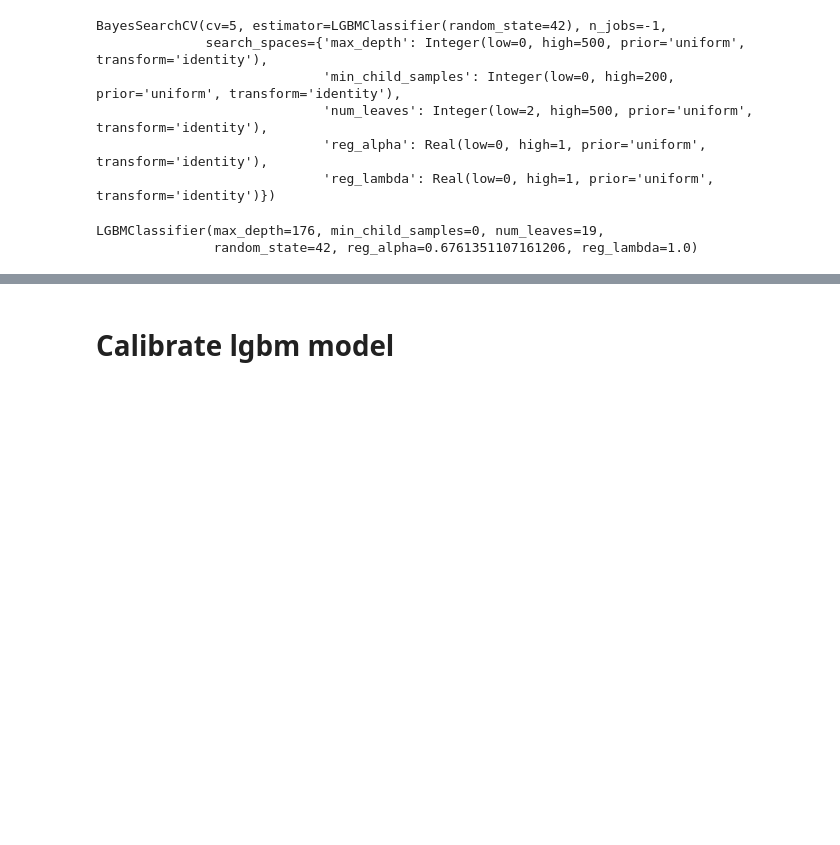
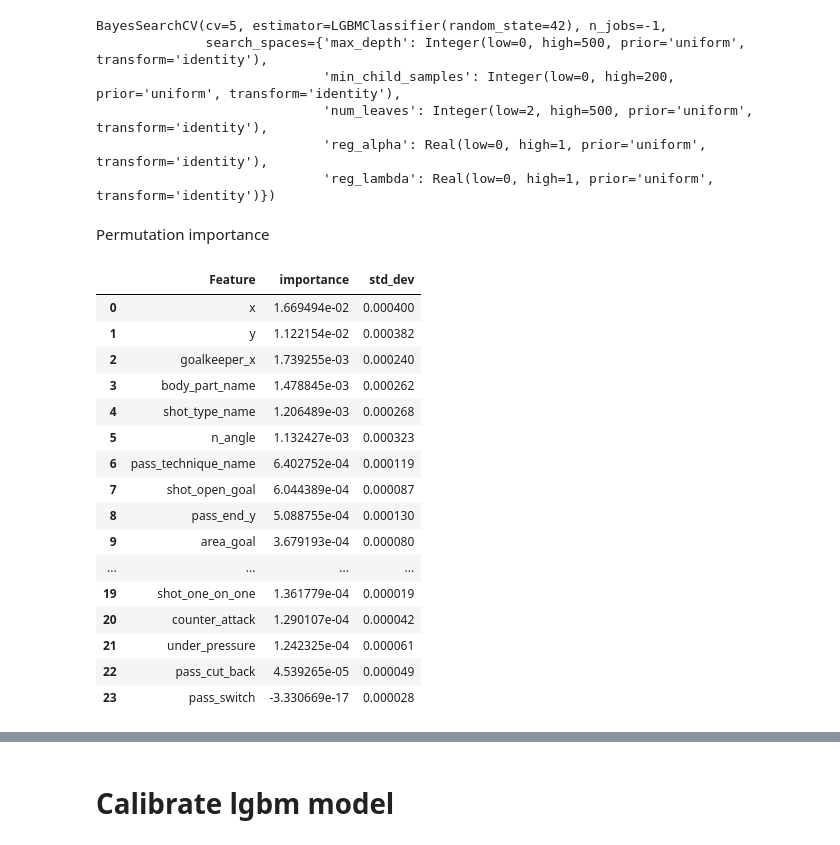
Before and after one commit to andrewRowlinson/expected-goals-thesis, a Jupyter notebook: notebooks/06a-expected-goals-model.ipynb, the cells around one changed output, grey strips where cells are left out. Cells and saved outputs as stored; diff of their text form; code cells hidden in the pictures; blank space fills up the shorter version.

```diff
--- a/notebooks/06a-expected-goals-model.ipynb
+++ b/notebooks/06a-expected-goals-model.ipynb
@@ -229,8 +241,5 @@ BayesSearchCV(cv=5, estimator=LGBMClassifier(random_state=42), n_jobs=-1,
                              'num_leaves': Integer(low=2, high=500, prior='uniform', transform='identity'),
                              'reg_alpha': Real(low=0, high=1, prior='uniform', transform='identity'),
                              'reg_lambda': Real(low=0, high=1, prior='uniform', transform='identity')})
-# %%
-print(searchcv.best_estimator_)
-# %% [output]
-LGBMClassifier(max_depth=176, min_child_samples=0, num_leaves=19,
-               random_state=42, reg_alpha=0.6761351107161206, reg_lambda=1.0)
+# %% [markdown]
+Permutation importance
@@ -236,0 +254,20 @@ LGBMClassifier(max_depth=176, min_child_samples=0, num_leaves=19,
+# %%
+df_perm_importance
+# %% [output]
+|  | Feature | importance | std_dev |
+| 0 | x | 1.669494e-02 | 0.000400 |
+| 1 | y | 1.122154e-02 | 0.000382 |
+| 2 | goalkeeper_x | 1.739255e-03 | 0.000240 |
+| 3 | body_part_name | 1.478845e-03 | 0.000262 |
+| 4 | shot_type_name | 1.206489e-03 | 0.000268 |
+| 5 | n_angle | 1.132427e-03 | 0.000323 |
+| 6 | pass_technique_name | 6.402752e-04 | 0.000119 |
+| 7 | shot_open_goal | 6.044389e-04 | 0.000087 |
+| 8 | pass_end_y | 5.088755e-04 | 0.000130 |
+| 9 | area_goal | 3.679193e-04 | 0.000080 |
+| ... | ... | ... | ... |
+| 19 | shot_one_on_one | 1.361779e-04 | 0.000019 |
+| 20 | counter_attack | 1.290107e-04 | 0.000042 |
+| 21 | under_pressure | 1.242325e-04 | 0.000061 |
+| 22 | pass_cut_back | 4.539265e-05 | 0.000049 |
+| 23 | pass_switch | -3.330669e-17 | 0.000028 |
```
Also changed, not shown: parts of 16 cells of this notebook.
